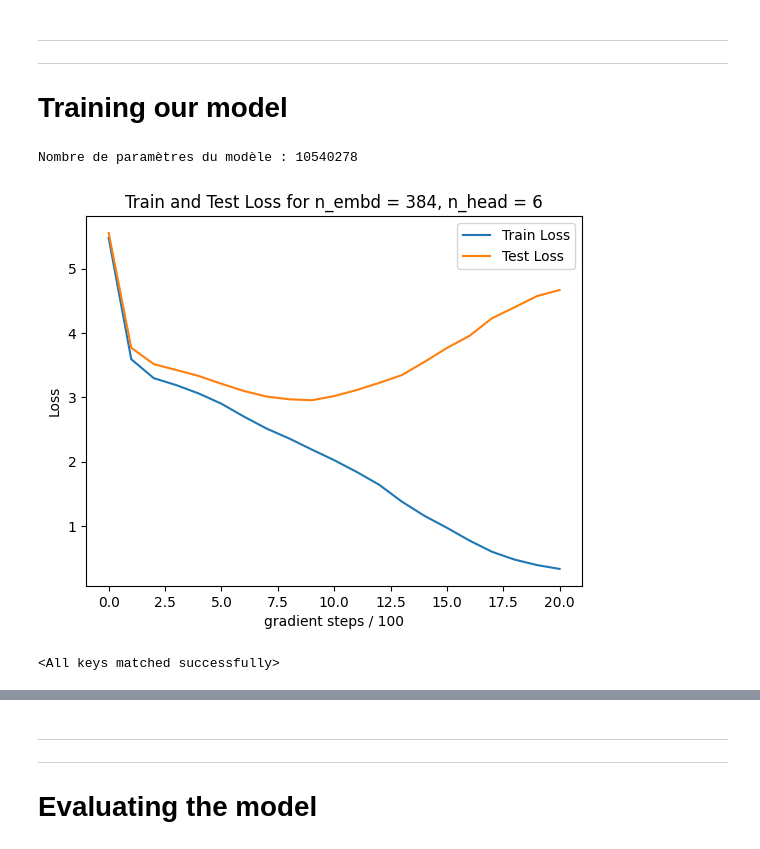
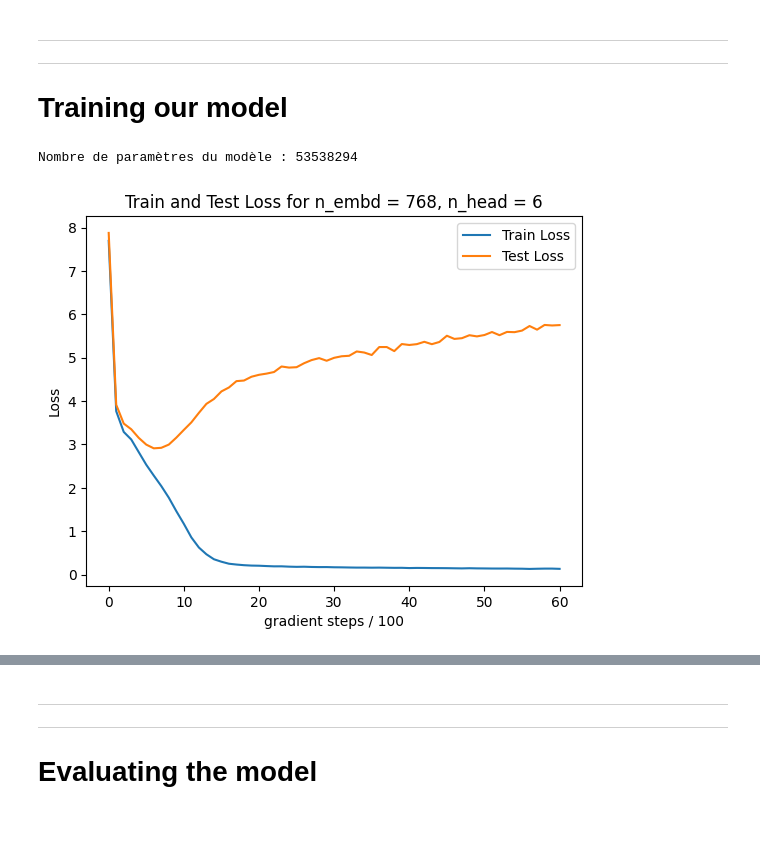
Before and after one commit to Massimo-Horvath/LLM-DeepLearning, a Jupyter notebook: LLM_Horvath_Folly-Dogba.ipynb, the cells around one changed output, grey strips where cells are left out. Drawn from its saved outputs; the diff is of its cells as text; code cells hidden in the pictures.

```diff
--- a/LLM_Horvath_Folly-Dogba.ipynb
+++ b/LLM_Horvath_Folly-Dogba.ipynb
@@ -494,13 +494,13 @@ def generate_text(model, start_text, length, stoi, itos, block_size, device):
 # Training our model
 # %%
 # Configurations
-block_size = 256
+block_size = 128
 batch_size = 64
 n_red = 1
-n_embd = 384  # Attention : n_reduction * n_head doit diviser n_embd
-n_layer = 6
+n_embd = 2*384  # Attention : n_reduction * n_head doit diviser n_embd
+n_layer = 8
 n_head = 6   # Nombre de têtes d'attention (N'affecte pas la vitesse)
-n_steps = 2000
+n_steps = 6000
 lr = 3e-4
 
 # Initialisation du modèle
@@ -512,9 +512,9 @@ nb_params = sum([param.view(-1).size()[0] for param in model.parameters()])
 
 print(f"Nombre de paramètres du modèle : {nb_params}")
 # %% [output]
-Nombre de paramètres du modèle : 10540278
+Nombre de paramètres du modèle : 53538294
 # %%
-letter = 'a'
+letter = 'c'
 
 state_params_saver = {
     'block_size': block_size,
@@ -535,16 +535,12 @@ train_losses, test_losses = train_wrt_iters(model, dataset, batch_size, n_steps,
 # %%
 plt.plot(train_losses, label='Train Loss')
 plt.plot(test_losses, label='Test Loss')
 plt.xlabel('gradient steps / 100')
 plt.ylabel('Loss')
 
-plt.title('Train and Test Loss for n_embd = 384, n_head = 6')
+plt.title('Train and Test Loss for n_embd = 768, n_head = 6')
 
 plt.legend()
 plt.show()
 # %% [output]
-[figure, old version]
+[figure, new version]
-# %%
-model.load_state_dict(torch.load('./saved_models/amodel_1000.pt',weights_only=True))
-# %% [output]
-<All keys matched successfully>
```
Also changed, not shown: parts of 10 cells of this notebook.
